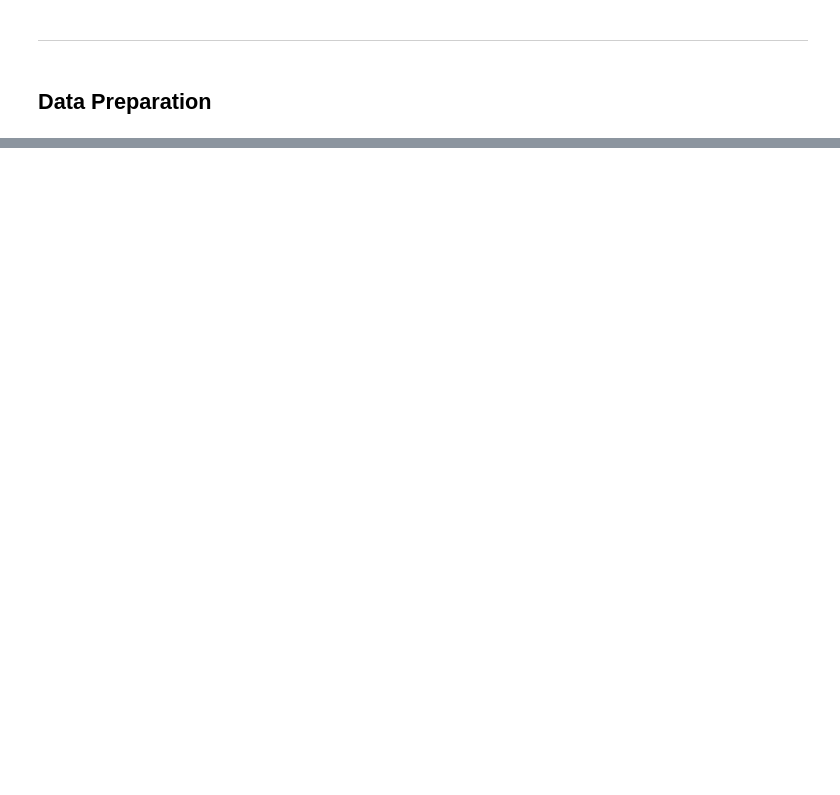
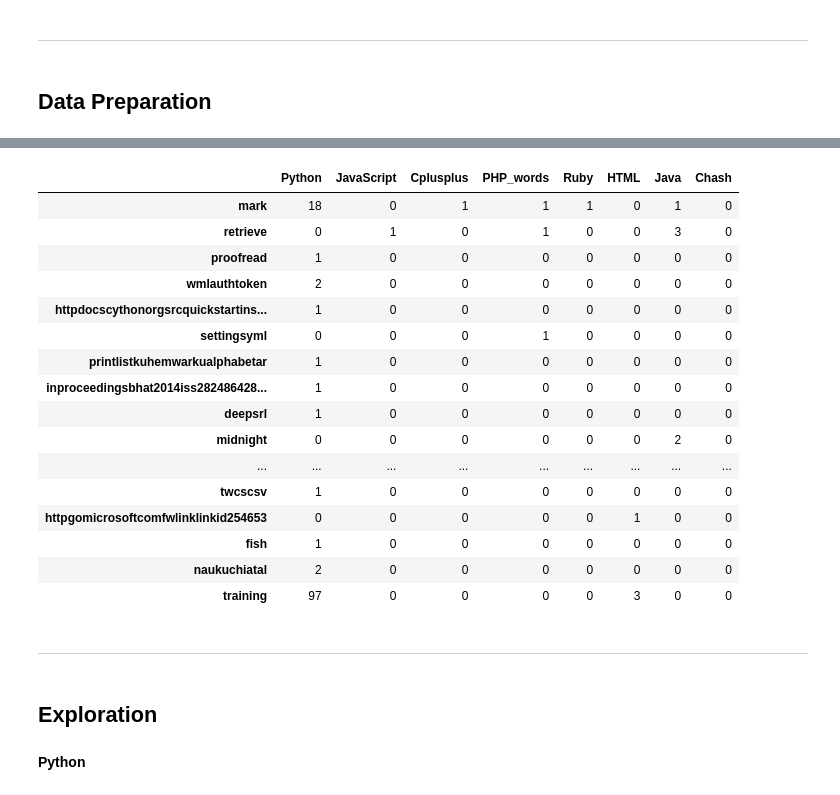
Before and after one commit to justin-m-sullivan/nlp_project, a Jupyter notebook: project_workbook.ipynb, the cells around one changed output, grey strips where cells are left out. Saved outputs shown, nothing was run; the diff lists cells and outputs as text; code cells hidden in the pictures; blank space fills up the shorter version.

```diff
--- a/project_workbook.ipynb
+++ b/project_workbook.ipynb
@@ -92,0 +301,28 @@ df.head()
+# %%
+Python_freq = pd.Series(Python_words).value_counts()
+JavaScript_freq = pd.Series(JavaScript_words).value_counts()
+Cplusplus_freq = pd.Series(Cplusplus_words).value_counts()
+PHP_freq = pd.Series(PHP_words).value_counts()
+#CommonLisp_freq = pd.Series(CommonLisp_words).value_counts()
+#C_freq = pd.Series(C_words).value_counts()
+Ruby_freq = pd.Series(Ruby_words).value_counts()
+HTML_freq = pd.Series(HTML_words).value_counts()
+Java_freq = pd.Series(Java_words).value_counts()
+Chash_freq = pd.Series(Chash_words).value_counts()
+#TeX_freq = pd.Series(TeX_words).value_counts()
+#Go_freq = pd.Series(Go_words).value_counts()
+#CSS_freq = pd.Series(CSS_words).value_counts()
+#TypeScript_freq = pd.Series(TypeScript_words).value_counts()
+#Shell_freq = pd.Series(Shell_words).value_counts()
+#PowerShell_freq = pd.Series(PowerShell_words).value_counts()
+#R_freq = pd.Series(R_words).value_counts()
+# %%
+#create a dataframe with all the wordcounts by category
+word_counts = (pd.concat([Python_freq, JavaScript_freq, Cplusplus_freq, PHP_freq,
+                          Ruby_freq, HTML_freq, Java_freq, Chash_freq], axis=1, sort=True)
+                .set_axis(['Python','JavaScript','Cplusplus','PHP_words','Ruby','HTML','Java',
+                           'Chash'], axis=1, inplace=False)
+                .fillna(0)
+                .apply(lambda s: s.astype(int)))
+
+word_counts.head()
@@ -92,0 +356,26 @@ df.head()
+# %%
+word_counts.sample(20)
+# %% [output]
+|  | Python | JavaScript | Cplusplus | PHP_words | Ruby | HTML | Java | Chash |
+| mark | 18 | 0 | 1 | 1 | 1 | 0 | 1 | 0 |
+| retrieve | 0 | 1 | 0 | 1 | 0 | 0 | 3 | 0 |
+| proofread | 1 | 0 | 0 | 0 | 0 | 0 | 0 | 0 |
+| wmlauthtoken | 2 | 0 | 0 | 0 | 0 | 0 | 0 | 0 |
+| httpdocscythonorgsrcquickstartins... | 1 | 0 | 0 | 0 | 0 | 0 | 0 | 0 |
+| settingsyml | 0 | 0 | 0 | 1 | 0 | 0 | 0 | 0 |
+| printlistkuhemwarkualphabetar | 1 | 0 | 0 | 0 | 0 | 0 | 0 | 0 |
+| inproceedingsbhat2014iss282486428... | 1 | 0 | 0 | 0 | 0 | 0 | 0 | 0 |
+| deepsrl | 1 | 0 | 0 | 0 | 0 | 0 | 0 | 0 |
+| midnight | 0 | 0 | 0 | 0 | 0 | 0 | 2 | 0 |
+| ... | ... | ... | ... | ... | ... | ... | ... | ... |
+| twcscsv | 1 | 0 | 0 | 0 | 0 | 0 | 0 | 0 |
+| httpgomicrosoftcomfwlinklinkid254653 | 0 | 0 | 0 | 0 | 0 | 1 | 0 | 0 |
+| fish | 1 | 0 | 0 | 0 | 0 | 0 | 0 | 0 |
+| naukuchiatal | 2 | 0 | 0 | 0 | 0 | 0 | 0 | 0 |
+| training | 97 | 0 | 0 | 0 | 0 | 3 | 0 | 0 |
+# %% [markdown]
+---
+# %% [markdown]
+## Exploration
+# %% [markdown]
+**Python**
```
Also changed, not shown: parts of 63 cells of this notebook.
